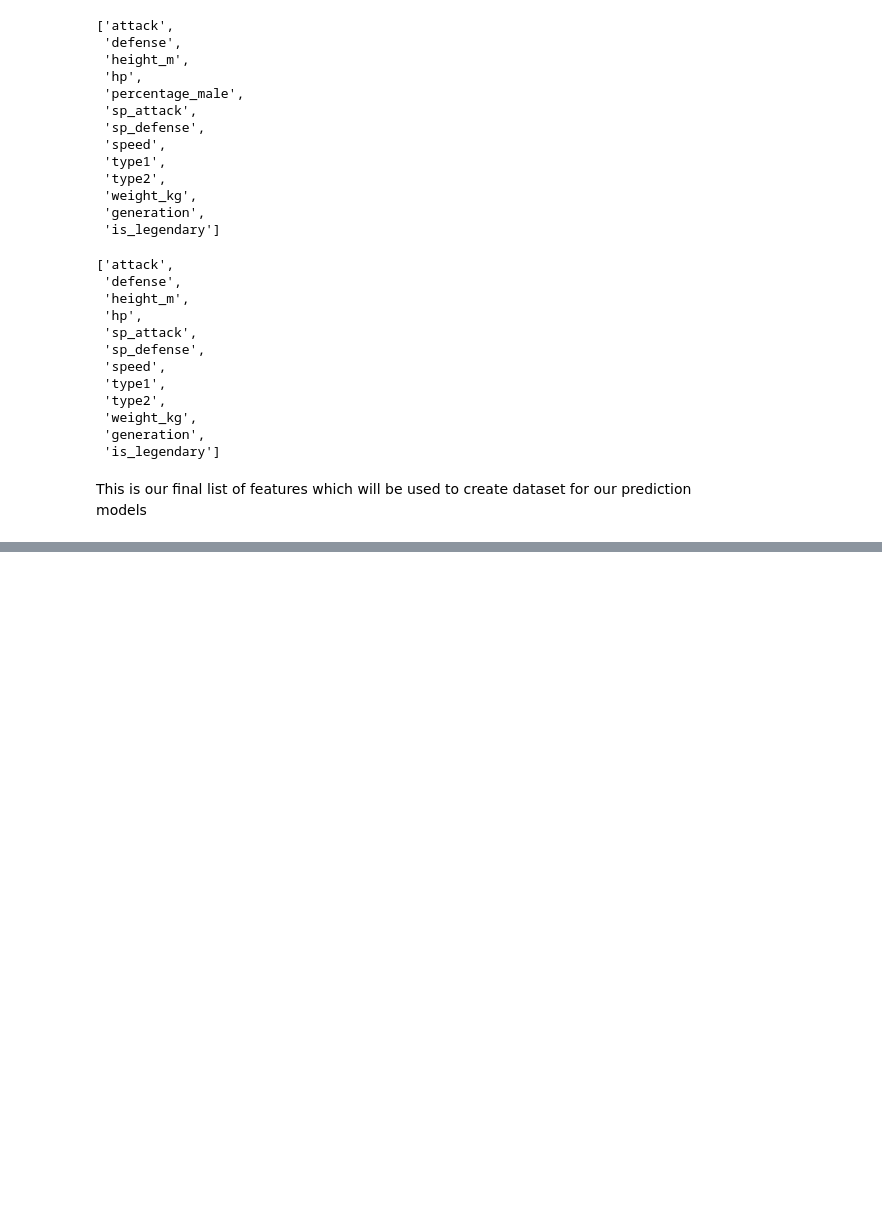
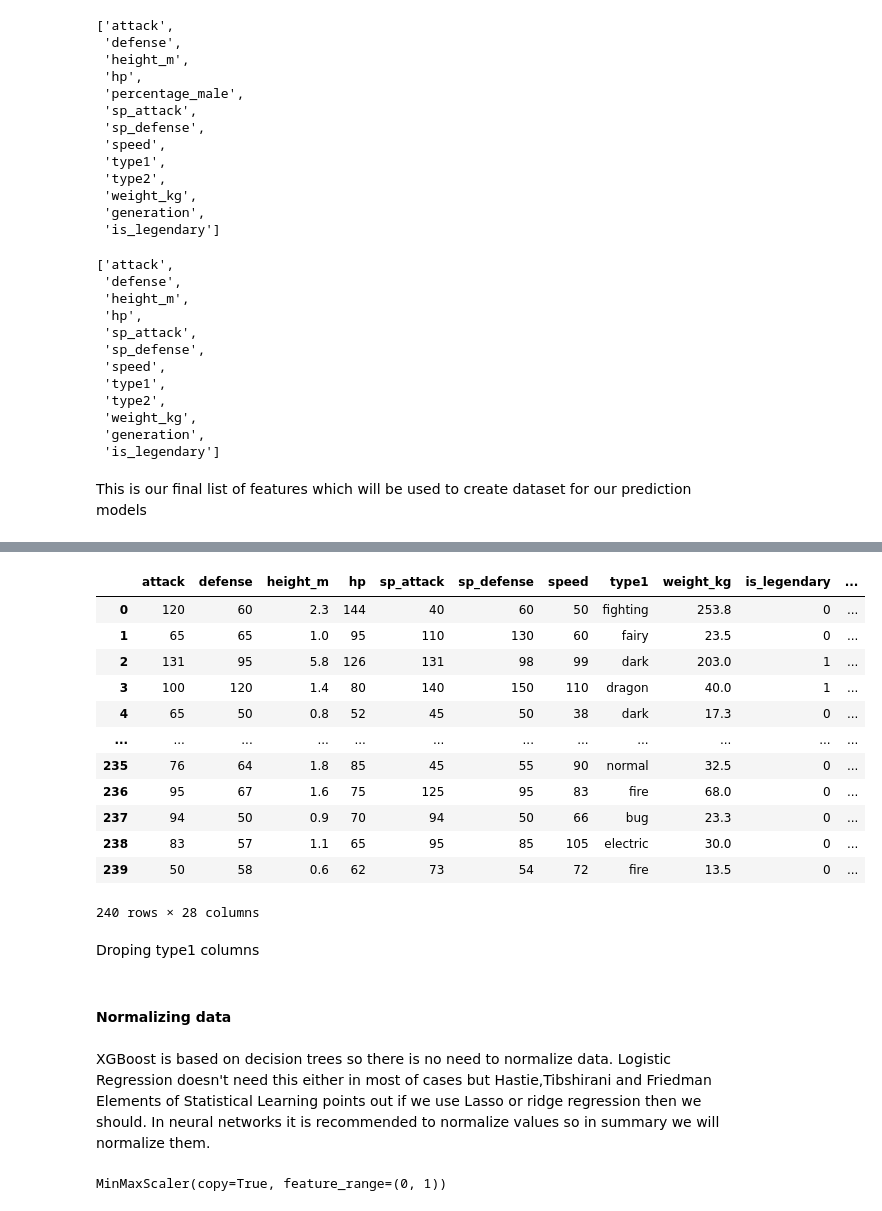
Before and after one commit to darszam/WhatMakesPokemonLegendary, a Jupyter notebook: WhatMakesPokemonLegendary.ipynb, the cells around one changed output, grey strips where cells are left out. Drawn from its saved outputs; the diff is of its cells as text; code cells hidden in the pictures; blank space fills up the shorter version.

```diff
--- a/WhatMakesPokemonLegendary.ipynb
+++ b/WhatMakesPokemonLegendary.ipynb
@@ -797,0 +966,2 @@ This is our final list of features which will be used to create dataset for our
+# %%
+testing_dataset['weight_kg'].fillna(testing_dataset['weight_kg'].mean(), inplace=True)
@@ -797,0 +1029,22 @@ This is our final list of features which will be used to create dataset for our
+# %%
+encoded_testing_dataset = testing_dataset.join(pd.DataFrame(label_binarizer.transform(testing_dataset["type1"]),
+                          columns=label_binarizer.classes_,
+                          index=testing_dataset.index))
+# %%
+encoded_testing_dataset
+# %% [output]
+|  | attack | defense | height_m | hp | sp_attack | sp_defense | speed | type1 | weight_kg | is_legendary | ... |
+| 0 | 120 | 60 | 2.3 | 144 | 40 | 60 | 50 | fighting | 253.8 | 0 | ... |
+| 1 | 65 | 65 | 1.0 | 95 | 110 | 130 | 60 | fairy | 23.5 | 0 | ... |
+| 2 | 131 | 95 | 5.8 | 126 | 131 | 98 | 99 | dark | 203.0 | 1 | ... |
+| 3 | 100 | 120 | 1.4 | 80 | 140 | 150 | 110 | dragon | 40.0 | 1 | ... |
+| 4 | 65 | 50 | 0.8 | 52 | 45 | 50 | 38 | dark | 17.3 | 0 | ... |
+| ... | ... | ... | ... | ... | ... | ... | ... | ... | ... | ... | ... |
+| 235 | 76 | 64 | 1.8 | 85 | 45 | 55 | 90 | normal | 32.5 | 0 | ... |
+| 236 | 95 | 67 | 1.6 | 75 | 125 | 95 | 83 | fire | 68.0 | 0 | ... |
+| 237 | 94 | 50 | 0.9 | 70 | 94 | 50 | 66 | bug | 23.3 | 0 | ... |
+| 238 | 83 | 57 | 1.1 | 65 | 95 | 85 | 105 | electric | 30.0 | 0 | ... |
+| 239 | 50 | 58 | 0.6 | 62 | 73 | 54 | 72 | fire | 13.5 | 0 | ... |
+240 rows × 28 columns
+# %% [markdown]
+Droping type1 columns
@@ -797,0 +1054,4 @@ This is our final list of features which will be used to create dataset for our
+# %% [markdown]
+#### Normalizing data
+# %% [markdown]
+XGBoost is based on decision trees so there is no need to normalize data. Logistic Regression doesn't need this either in most of cases but Hastie,Tibshirani and Friedman Elements of Statistical Learning points out if we use Lasso or ridge regression then we should. In neural networks it is recommended to normalize values so in summary we will normalize them.
@@ -797,0 +1062,4 @@ This is our final list of features which will be used to create dataset for our
+# %%
+scaler.fit(encoded_training_dataset)
+# %% [output]
+MinMaxScaler(copy=True, feature_range=(0, 1))
```
Also changed, not shown: parts of 77 cells of this notebook.
